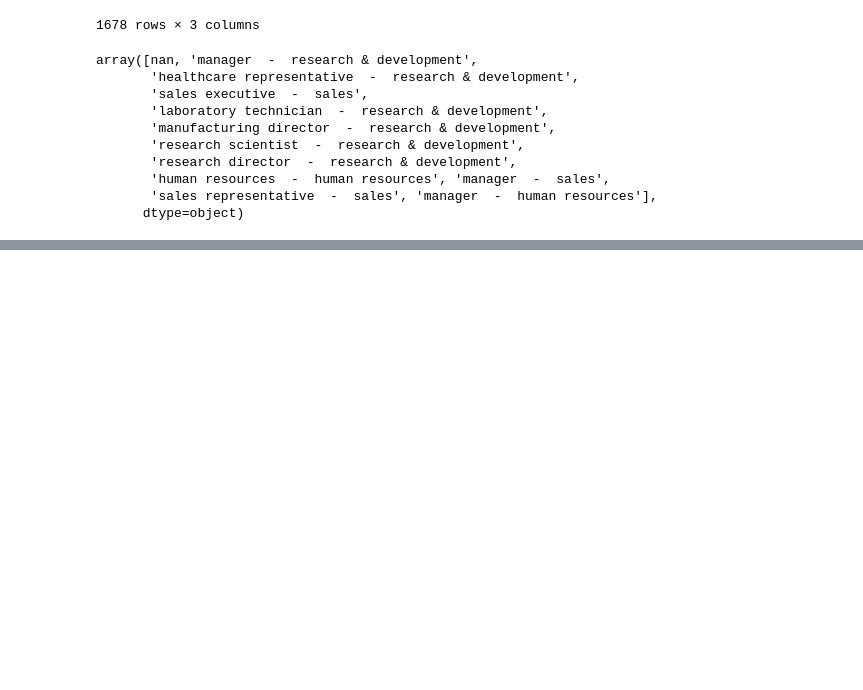
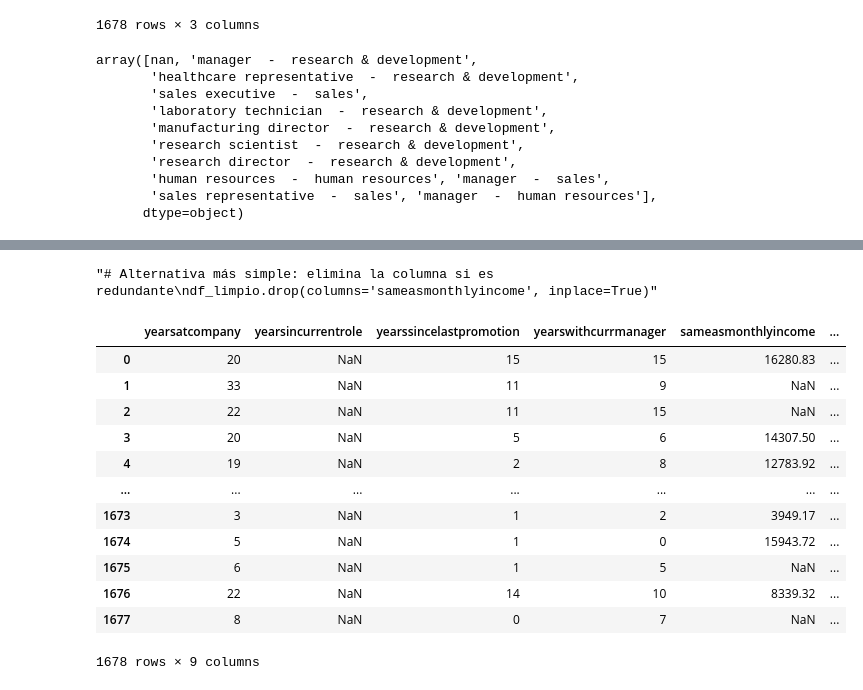
Before and after one commit to ana-nobre/Talent-Optimization-for-Corporation-HR-Data-Analytics, a Jupyter notebook: datalimpia.ipynb, the cells around one changed output, grey strips where cells are left out. Cells and saved outputs as stored; diff of their text form; code cells hidden in the pictures; blank space fills up the shorter version.

```diff
--- a/datalimpia.ipynb
+++ b/datalimpia.ipynb
@@ -344,0 +346,7 @@ memory usage: 473.6+ KB
+# %%
+# Conversión
+cols = ['yearsatcompany', 'yearsincurrentrole', 'yearssincelastpromotion', 'yearswithcurrmanager']
+df_limpio[cols] = df_limpio[cols].apply(pd.to_numeric, errors='coerce')
+
+# Opcional: revisión de inconsistencias
+df_limpio[df_limpio['yearswithcurrmanager'] > df_limpio['yearsatcompany']]
@@ -344,0 +371,35 @@ memory usage: 473.6+ KB
+# %%
+# Si quieres mantenerlo y estandarizarlo:
+df_limpio['sameasmonthlyincome'] = df_limpio['sameasmonthlyincome'].str.replace('.', '', regex=False)\
+                                                      .str.replace(',', '.', regex=False)\
+                                                      .str.replace('$', '', regex=False)
+df_limpio['sameasmonthlyincome'] = pd.to_numeric(df_limpio['sameasmonthlyincome'], errors='coerce')
+
+# Luego compara
+(df_limpio['sameasmonthlyincome'] == df_limpio['monthlyincome_$']).value_counts()
+
+'''# Alternativa más simple: elimina la columna si es redundante
+df_limpio.drop(columns='sameasmonthlyincome', inplace=True)'''
+# %% [output]
+"# Alternativa más simple: elimina la columna si es redundante\ndf_limpio.drop(columns='sameasmonthlyincome', inplace=True)"
+# %%
+df_limpio_c = df_limpio [['yearsatcompany', 'yearsincurrentrole',
+       'yearssincelastpromotion', 'yearswithcurrmanager',
+       'sameasmonthlyincome', 'datebirth', 'salary', 'roledepartament',
+       'remotework']]
+
+df_limpio_c
+# %% [output]
+|  | yearsatcompany | yearsincurrentrole | yearssincelastpromotion | yearswithcurrmanager | sameasmonthlyincome | ... |
+| 0 | 20 | NaN | 15 | 15 | 16280.83 | ... |
+| 1 | 33 | NaN | 11 | 9 | NaN | ... |
+| 2 | 22 | NaN | 11 | 15 | NaN | ... |
+| 3 | 20 | NaN | 5 | 6 | 14307.50 | ... |
+| 4 | 19 | NaN | 2 | 8 | 12783.92 | ... |
+| ... | ... | ... | ... | ... | ... | ... |
+| 1673 | 3 | NaN | 1 | 2 | 3949.17 | ... |
+| 1674 | 5 | NaN | 1 | 0 | 15943.72 | ... |
+| 1675 | 6 | NaN | 1 | 5 | NaN | ... |
+| 1676 | 22 | NaN | 14 | 10 | 8339.32 | ... |
+| 1677 | 8 | NaN | 0 | 7 | NaN | ... |
+1678 rows × 9 columns
```
Also changed, not shown: parts of 22 cells of this notebook.
